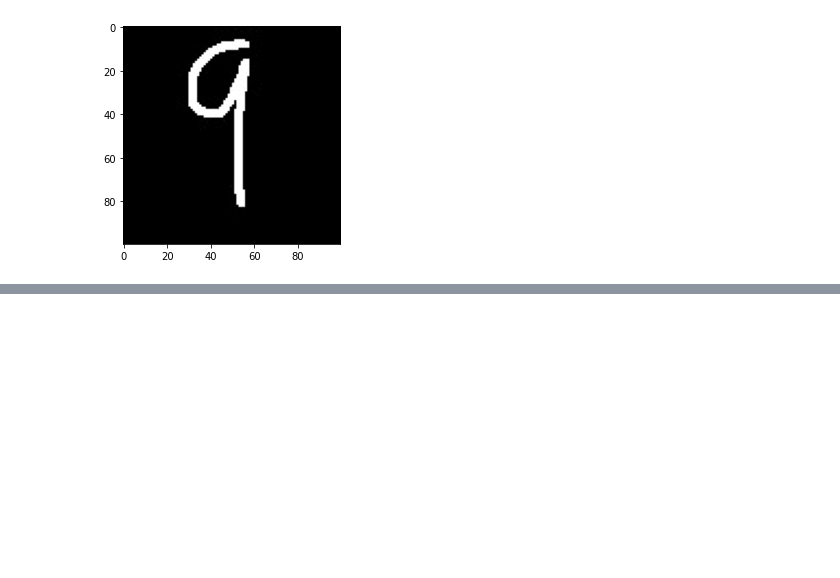
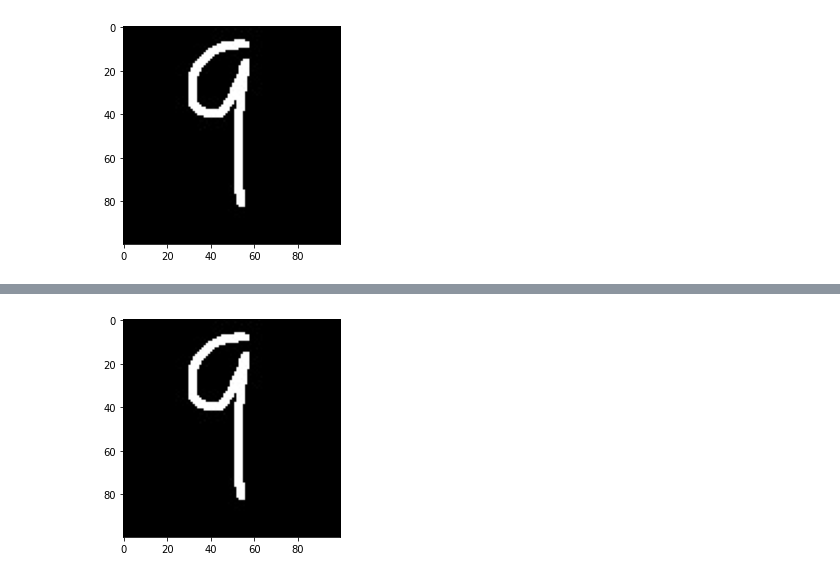
Before and after one commit to Birunda3000/Image-Augmentation, a Jupyter notebook: ASDF-Copy1 (4).ipynb, the cells around one changed output, grey strips where cells are left out. Cells and saved outputs as stored; diff of their text form; code cells hidden in the pictures; blank space fills up the shorter version.

```diff
--- a/ASDF-Copy1 (4).ipynb
+++ b/ASDF-Copy1 (4).ipynb
@@ -316,0 +342,6 @@ plt.show()
+# %%
+img_aux = Image.fromarray(img_array)
+plt.imshow(img_aux, cmap="gray")
+plt.show()
+# %% [output]
+[figure, added]
```
Also changed, not shown: parts of 8 cells of this notebook.
